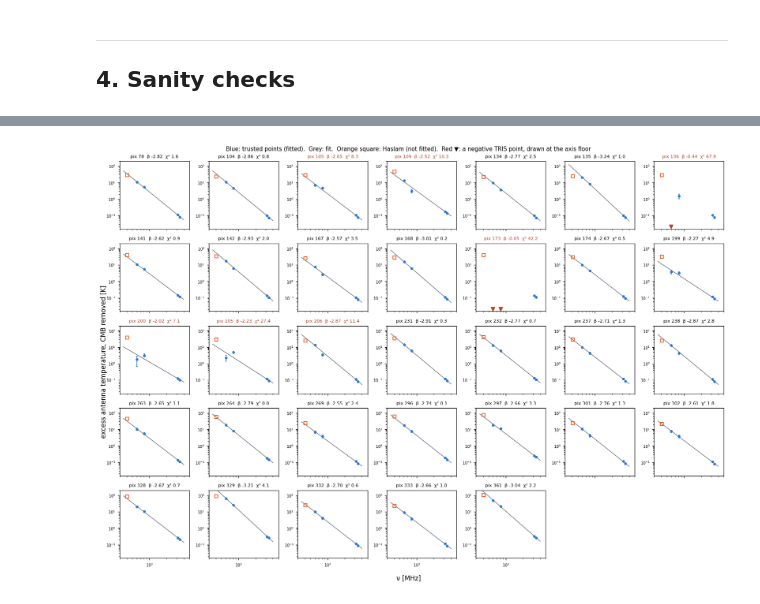
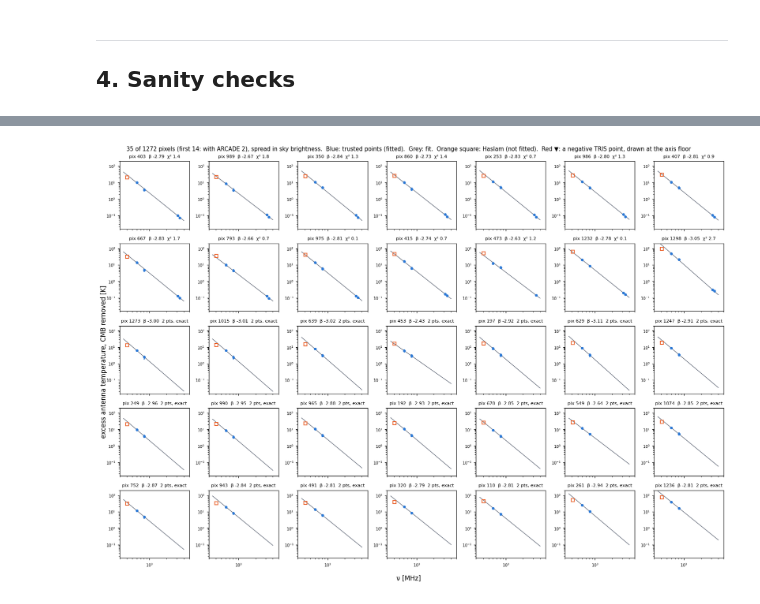
Before and after one commit to sohinixcvii/moonrunes, a Jupyter notebook: notebooks/06_sed_fit.ipynb, the cells around one changed output, grey strips where cells are left out. Saved outputs shown, nothing was run; the diff lists cells and outputs as text; code cells hidden in the pictures.

```diff
--- a/notebooks/06_sed_fit.ipynb
+++ b/notebooks/06_sed_fit.ipynb
@@ -160,15 +149,18 @@ ARCADE 2 3410    BUILT FRESH: mean of 4 observed children, 36 nside 8 pixels
 # %%
 band = products["band_mask"].astype(bool)
-PIXELS = np.flatnonzero(band & np.isfinite(ARC8[3150.0]["t"]) & np.isfinite(ARC8[3410.0]["t"]))
-assert PIXELS.size == 33, f"expected the 33 pixels from notebook 05, got {PIXELS.size}"
-print(f"{PIXELS.size} pixels (nside 8, RING): {PIXELS.tolist()}")
+PIXELS = np.flatnonzero(band)                      # every pixel where TRIS data exist
+WITH_ARCADE = band & np.isfinite(ARC_MAP[3150.0]["t"]) & np.isfinite(ARC_MAP[3410.0]["t"])
+ANY_ARCADE = band & (np.isfinite(ARC_MAP[3150.0]["t"]) | np.isfinite(ARC_MAP[3410.0]["t"]))
+print(f"{PIXELS.size} TRIS-stripe pixels (nside {NSIDE}): {int(WITH_ARCADE.sum())} with both ARCADE 2 "
+      f"bands (4 points), {int((ANY_ARCADE & ~WITH_ARCADE).sum())} with one (3 points), "
+      f"{int((band & ~ANY_ARCADE).sum())} with TRIS only (2 points)")
 
 # TRIS absolute temperature per pixel: sky_k + z, with variance from the full posterior
 # covariance (checked against the quadrature sum below).
 ARCHIVE = config.resolve_path("paths.tris_archive_dir")
 cuts = tris.read_tris_beam_cuts(ARCHIVE / "TRIS_Beam_Profile.txt")
 cfg_used = products.manifest["config_used"]
-TRIS8 = {}
+TRIS_MAP = {}
 for freq, fname in ((600, "TRIS_absolute_600.txt"), (820, "TRIS_absolute_820.txt")):
     i = products.index(freq)
     d = products.diagnostics(freq)
@@ -187,7 +179,7 @@ for freq, fname in ((600, "TRIS_absolute_600.txt"), (820, "TRIS_absolute_820.txt
     var_sum = np.diag(Sigma)[:-1] + Sigma[-1, -1] + 2 * Sigma[:-1, -1]
     nu_eff = float(products["effective_freq_mhz"][i])
     full = lambda v: np.bincount(products.pixel_indices, v, hp.nside2npix(NSIDE))
-    TRIS8[nu_eff] = dict(
+    TRIS_MAP[nu_eff] = dict(
         with_z=full(products["sky_k"][i] + products["zero_level_k"][i]),
         sky_only=full(products["sky_k"][i]),
         sig_with_z=np.sqrt(full(var_sum)), sig_sky_only=full(products["sky_sigma_k"][i]),
@@ -201,12 +193,14 @@ CMB_408 = float(antenna_temperature(T_CMB, 408.0))
 def sed(q, tris_maps=None, with_z=True):
     # Excess antenna temperature (CMB removed) at the four trusted frequencies, and sigmas.
     nus, t, s = [], [], []
-    for nu, tr in TRIS8.items():
+    for nu, tr in TRIS_MAP.items():
         value = (tris_maps[nu][q] if tris_maps is not None
                  else tr["with_z" if with_z else "sky_only"][q])
         nus.append(nu); t.append(value - tr["cmb"])
         s.append(tr["sig_with_z" if with_z else "sig_sky_only"][q])
-    for nu, a in ARC8.items():
+    for nu, a in ARC_MAP.items():
+        if not np.isfinite(a["t"][q]):                 # ARCADE 2 only where it has data
+            continue
         nus.append(nu)
         t.append(antenna_temperature(a["t"][q], nu) - antenna_temperature(T_CMB, nu))
         s.append(np.hypot(a["white"][q], a["syst"]))
@@ -335,25 +343,31 @@ predicted − raw Haslam at 408 MHz, against the literature benchmarks
 # %%
 fig, axes = plt.subplots(5, 7, figsize=(15, 10.5), sharex=True)
 grid = np.geomspace(350, 4000, 100)
-for ax, r in zip(axes.flat, FIT):
+_fitted = [r for r in FIT if np.isfinite(r["beta"])]
+_four = sorted([r for r in _fitted if r["n"] >= 3], key=lambda r: r["raw"])
+_two = sorted([r for r in _fitted if r["n"] == 2], key=lambda r: r["raw"])
+SHOWN = ([_four[i] for i in np.unique(np.linspace(0, len(_four) - 1, 14).astype(int))] +
+         [_two[i] for i in np.unique(np.linspace(0, len(_two) - 1, axes.size - 14).astype(int))])
+for ax, r in zip(axes.flat, SHOWN):
     ok = r["t"] > 0
     ax.errorbar(r["nu"][ok], r["t"][ok], yerr=r["s"][ok], fmt="o", ms=3.5, color="#2a78d6",
                 elinewidth=1, capsize=1.5)
     if (~ok).any():
         ax.plot(r["nu"][~ok], np.full((~ok).sum(), 0.02), "v", color="#b2432a", ms=6)
     if r["positive"] and abs(r["beta"]) < 10:
         ax.plot(grid, power_law(grid, r["A"], r["beta"]), "-", color="#6b7280", lw=1)
     ax.plot(408, r["raw"] - CMB_408, "s", ms=5, mfc="none", mec="#eb6834", mew=1.3)
     ax.set_xscale("log"); ax.set_yscale("log"); ax.set_ylim(0.015, 200); ax.set_xlim(300, 5000)
-    ax.set_title(f"pix {r['pix']}  β {r['beta']:.2f}  χ² {r['chi2']:.1f}", fontsize=7.5,
-                 color="#b2432a" if (not r["positive"] or r["chi2"] > 6) else "k")
+    chi_txt = f"χ² {r['chi2']:.1f}" if np.isfinite(r["chi2"]) else "2 pts, exact"
+    ax.set_title(f"pix {r['pix']}  β {r['beta']:.2f}  {chi_txt}", fontsize=7.5,
+                 color="#b2432a" if (np.isfinite(r["chi2"]) and r["chi2"] > 6) else "k")
     ax.tick_params(labelsize=6.5)
-for ax in axes.flat[len(FIT):]:
+for ax in axes.flat[len(SHOWN):]:
     ax.axis("off")
 fig.supxlabel("ν [MHz]"); fig.supylabel("excess antenna temperature, CMB removed [K]")
-fig.suptitle("Blue: trusted points (fitted).  Grey: fit.  Orange square: Haslam (not fitted).  "
+fig.suptitle(f"{len(SHOWN)} of {len(FIT)} pixels (first 14: with ARCADE 2), spread in sky brightness.  Blue: trusted points (fitted).  Grey: fit.  Orange square: Haslam (not fitted).  "
              "Red ▼: a negative TRIS point, drawn at the axis floor", fontsize=9.5)
 fig.tight_layout()
 plt.show()
 # %% [output]
-[figure, old version]
+[figure, new version]
```
Also changed, not shown: parts of 13 cells of this notebook, 22 other files.
